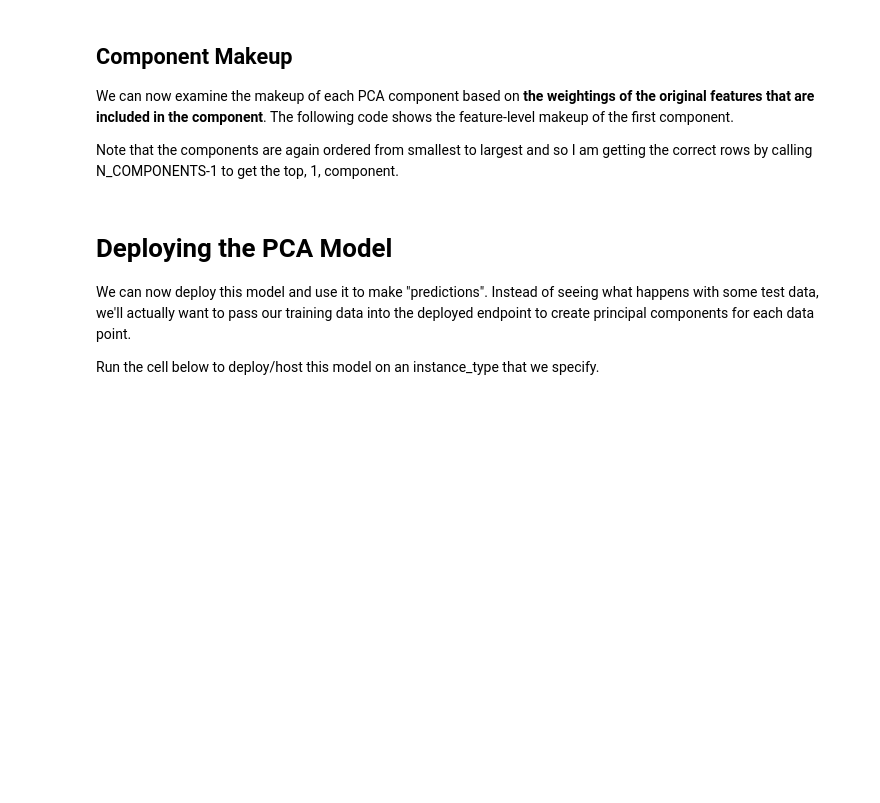
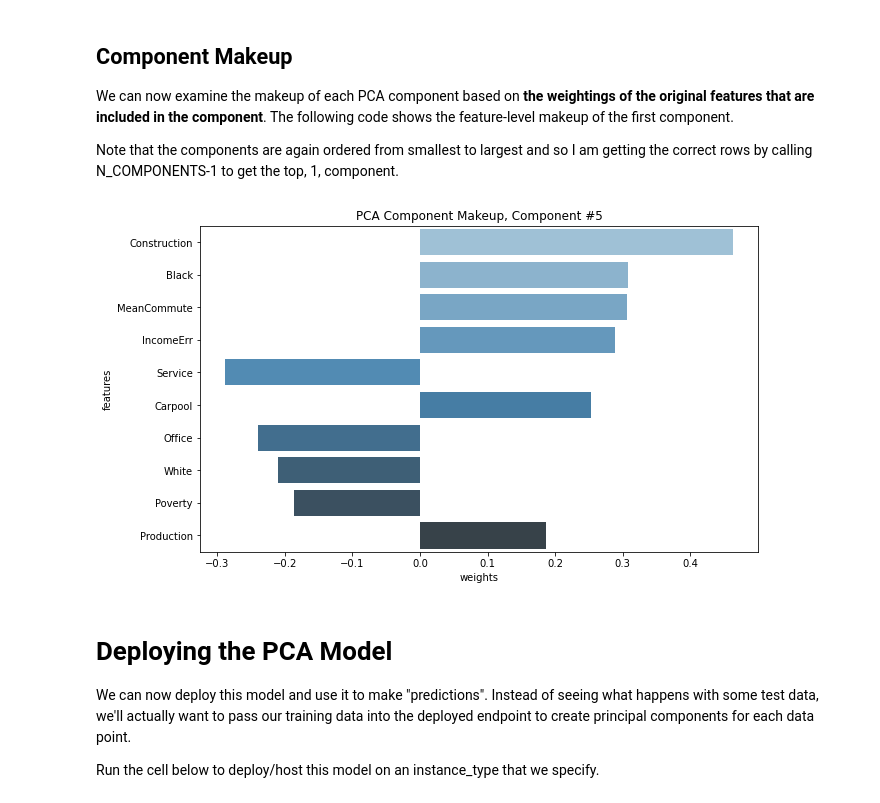
Before and after one commit to sekR4/ML_SageMaker_Studies, a Jupyter notebook: Population_Segmentation/Pop_Segmentation_Exercise.ipynb, the cells around one changed output. Saved outputs shown, nothing was run; the diff lists cells and outputs as text; code cells hidden in the pictures; blank space fills up the shorter version.

```diff
--- a/Population_Segmentation/Pop_Segmentation_Exercise.ipynb
+++ b/Population_Segmentation/Pop_Segmentation_Exercise.ipynb
@@ -547,11 +545,11 @@ When we select the top n components to use in a new data model, we'll typically
 # %% [markdown]
 **Note**: The _top_ principal components, with the largest s values, are actually at the end of the s DataFrame. Let's print out the s values for the top n, principal components.
 # %%
+N_COMPONENTS=33
 # looking at top 5 components
 n_principal_components = 5
 
 start_idx = N_COMPONENTS - n_principal_components  # 33-n
-
 # print a selection of s
 print(s.iloc[start_idx:, :])
 # %% [output]
@@ -644,8 +658,10 @@ def display_component(v, features_list, component_num, n_weights=10):
     plt.show()
 # %%
 # display makeup of first component
-num=1
+num=5
 display_component(v, counties_scaled.columns.values, component_num=num, n_weights=10)
+# %% [output]
+[figure, added]
 # %% [markdown]
 # Deploying the PCA Model
 
```
Also changed, not shown: parts of 6 cells of this notebook.
